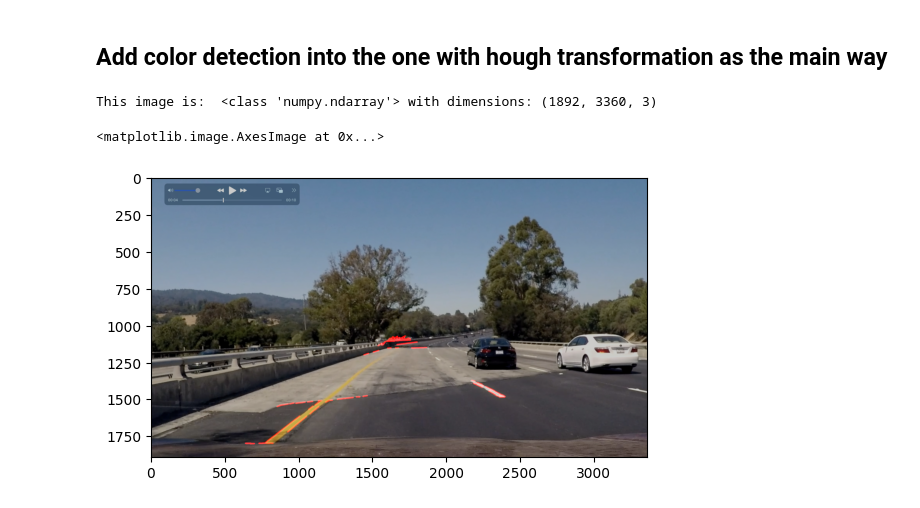
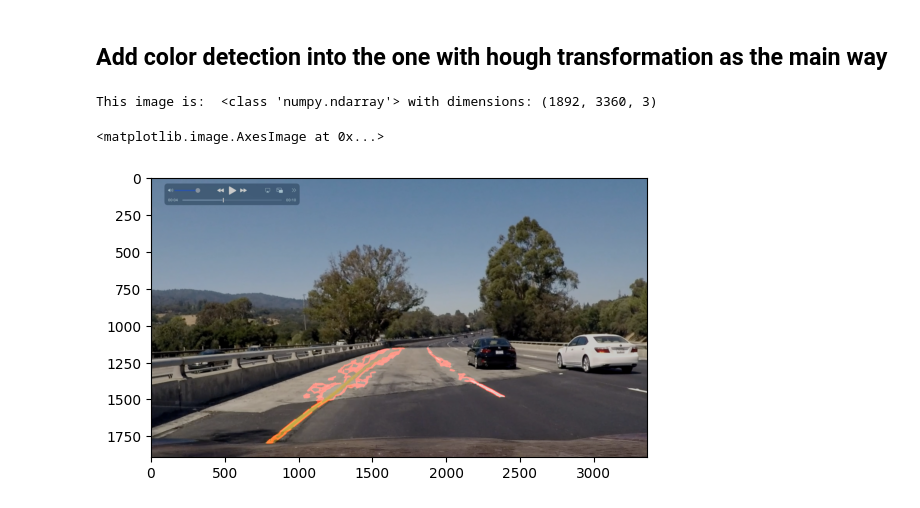
Before and after one commit to Jackiempty/Route_capturing, a Jupyter notebook: capturing.ipynb, the cells around one changed output. Cells and saved outputs as stored; diff of their text form; code cells hidden in the pictures.

```diff
--- a/capturing.ipynb
+++ b/capturing.ipynb
@@ -133,7 +195,7 @@ print('This image is: ', type(image),'with dimensions:', image.shape)
 blue_threshold = 0
 green_threshold = 150
 red_threshold = 210
-rgb_threshold = [blue_threshold, green_threshold, red_threshold]
+rgb_threshold = [red_threshold, green_threshold, blue_threshold]
 
 # Mask pixels below the threshold
 color_thresholds = (image[:,:,0] < rgb_threshold[0]) | \
@@ -145,7 +207,7 @@ color_select[color_thresholds] = [0,0,0]
 
 #-----------------------------------------------------------------------------
 
-gray = cv2.cvtColor(image,cv2.COLOR_RGB2GRAY)
+gray = cv2.cvtColor(color_select,cv2.COLOR_RGB2GRAY)
 
 # Define a kernel size and apply Gaussian smoothing
 kernel_size = 7
@@ -179,31 +241,31 @@ threshold = 1     # minimum number of votes (intersections in Hough grid cell)
 min_line_length = 20 # minimum number of pixels making up a line
 max_line_gap = 20    # maximum gap in pixels between connectable line segments
 line_image = np.copy(image)*0 # creating a blank to draw lines on
 
 # Run Hough on edge detected image
 # Output "lines" is an array containing endpoints of detected line segments
 lines = cv2.HoughLinesP(masked_edges, rho, theta, threshold, np.array([]),
                             min_line_length, max_line_gap)
 
 # Iterate over the output "lines" and draw lines on a blank image
 for line in lines:
     for x1,y1,x2,y2 in line:
         cv2.line(line_image,(x1,y1),(x2,y2),(255,0,0),10)
 
 # print("line_image")
 # plt.imshow(line_image)
 
 # Create a "color" binary image to combine with line image
 color_edges = np.dstack((edges, edges, edges))
 
 # Draw the lines on the edge image
 lines_edges = cv2.addWeighted(image, 0.8, line_image, 1, 0)
 
 
 
 
 plt.imshow(lines_edges)
 # %% [output]
 This image is:  <class 'numpy.ndarray'> with dimensions: (1892, 3360, 3)
 <matplotlib.image.AxesImage at 0x...>
-[figure, old version]
+[figure, new version]
```
Also changed, not shown: parts of 2 cells of this notebook, 1 other file.
